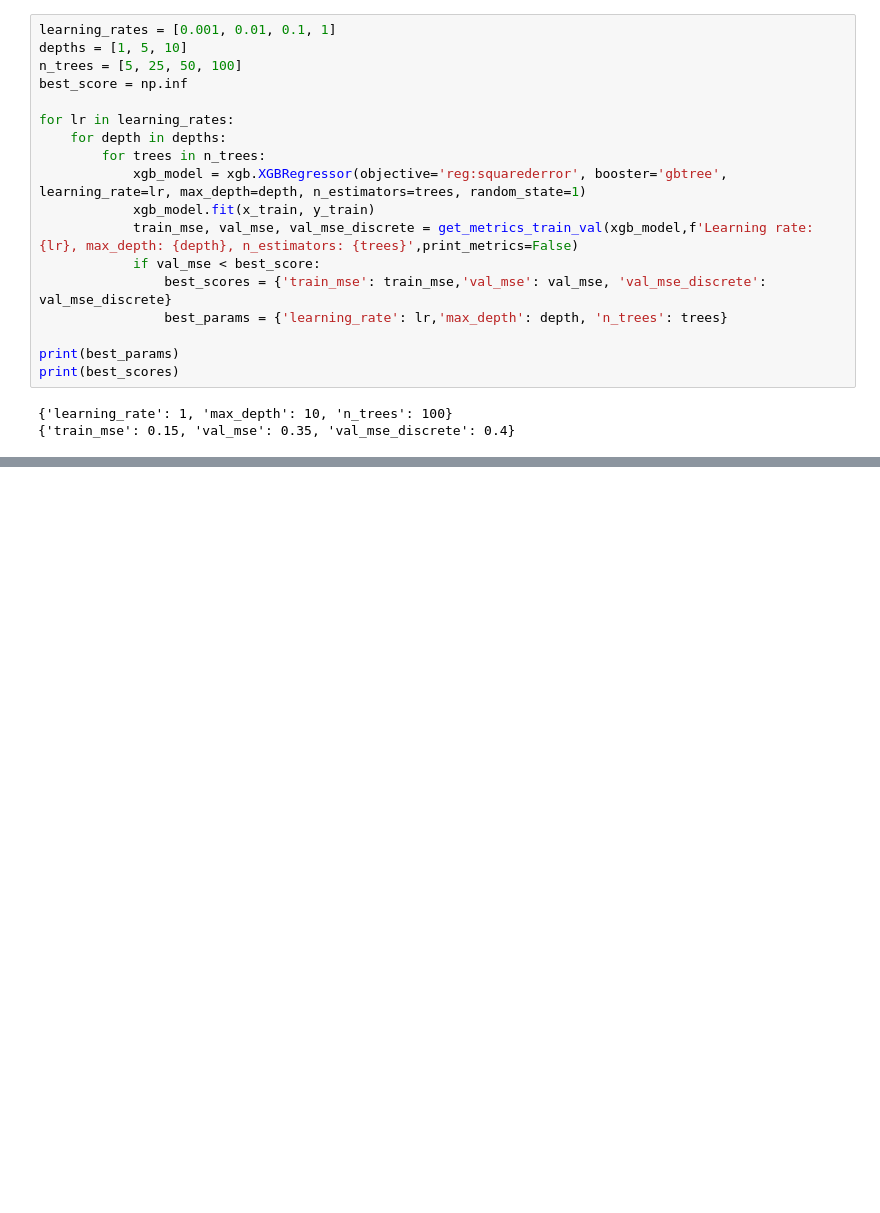
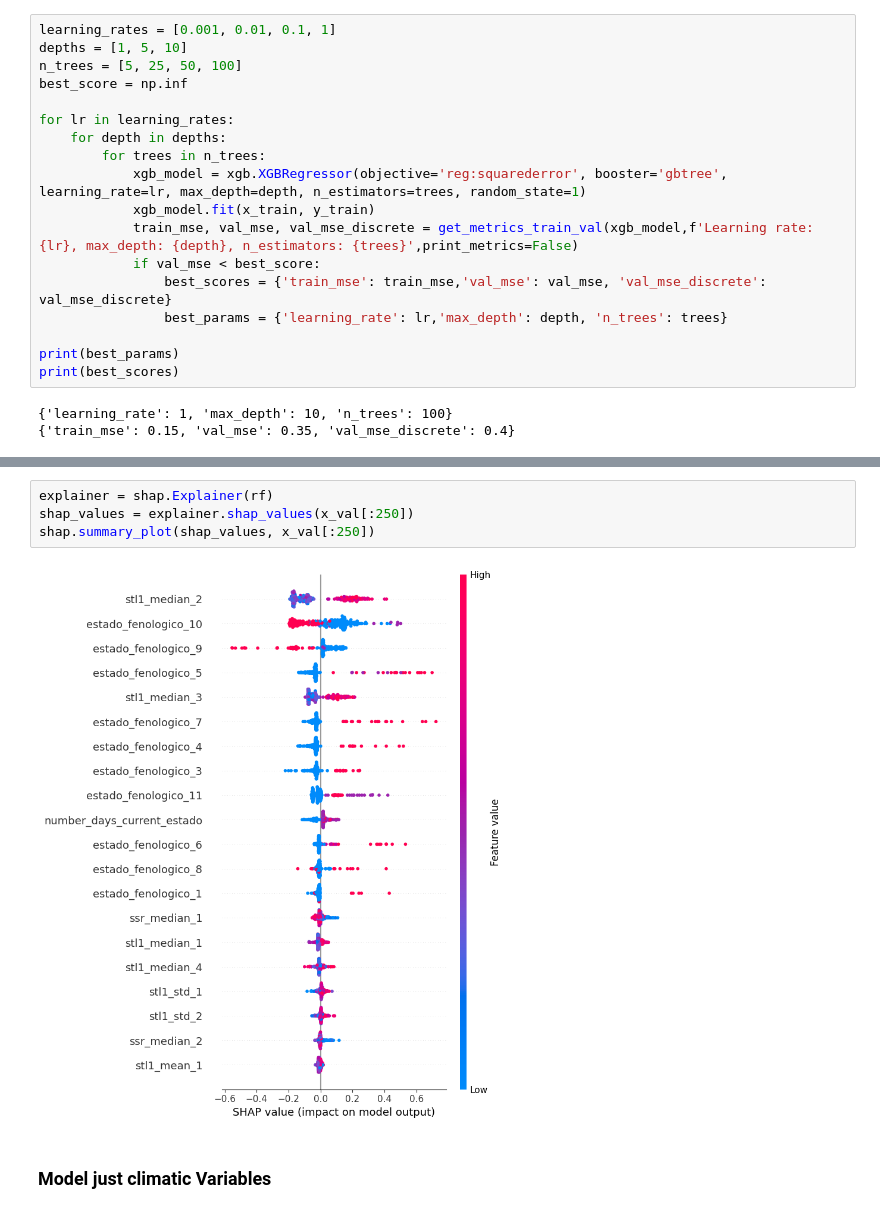
Before and after one commit to Zrive/zrive-ds-4q23-olive, a Jupyter notebook: src/Initial_Training_Analysis.ipynb, the cells around one changed output, grey strips where cells are left out. Saved outputs shown, nothing was run; the diff lists cells and outputs as text; blank space fills up the shorter version.

```diff
--- a/src/Initial_Training_Analysis.ipynb
+++ b/src/Initial_Training_Analysis.ipynb
@@ -250,0 +475,8 @@ shap.summary_plot(shap_values, x_val[:50])
+# %%
+explainer = shap.Explainer(rf)
+shap_values = explainer.shap_values(x_val[:250])
+shap.summary_plot(shap_values, x_val[:250])
+# %% [output]
+[figure, added]
+# %% [markdown]
+### Model just climatic Variables
```
Also changed, not shown: parts of 36 cells of this notebook.
